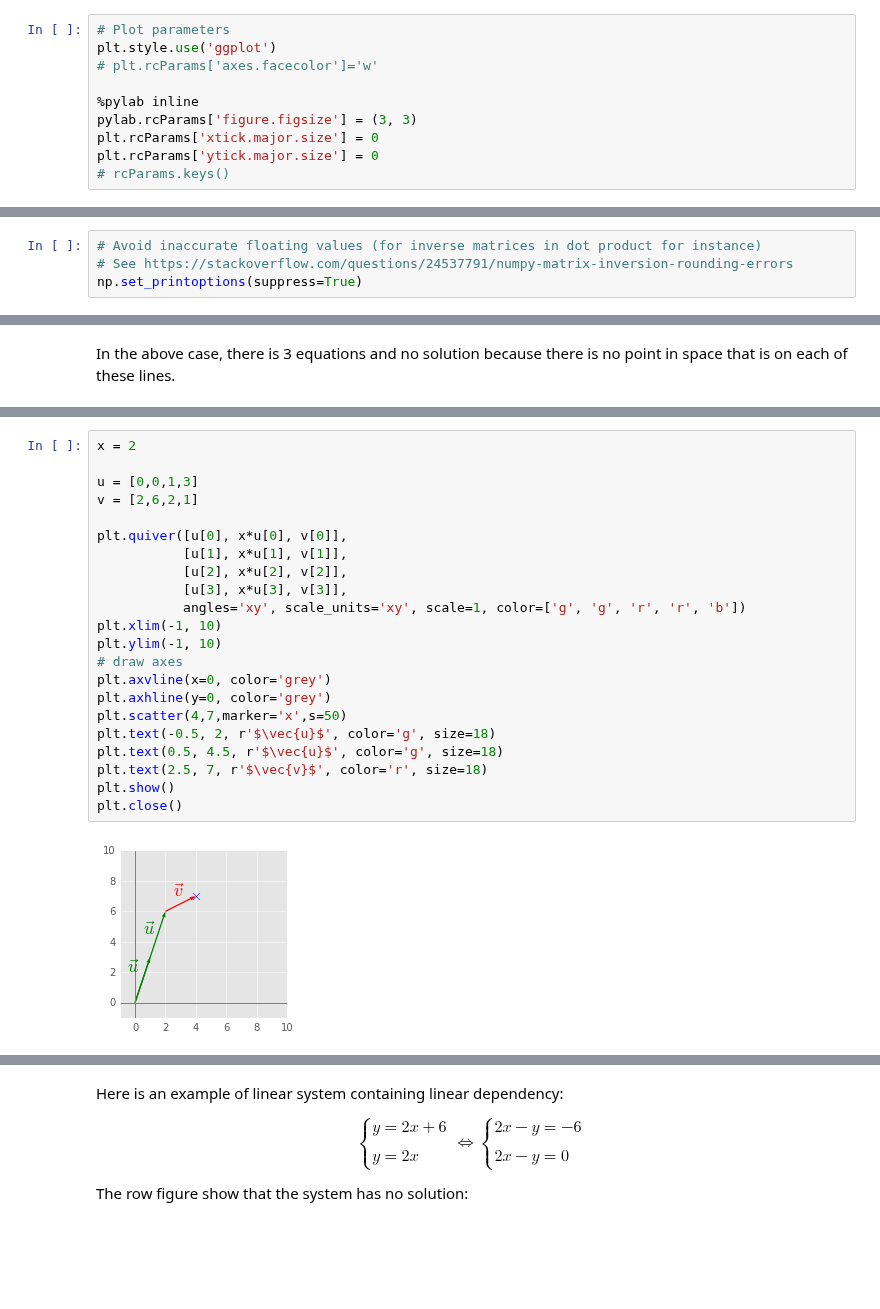
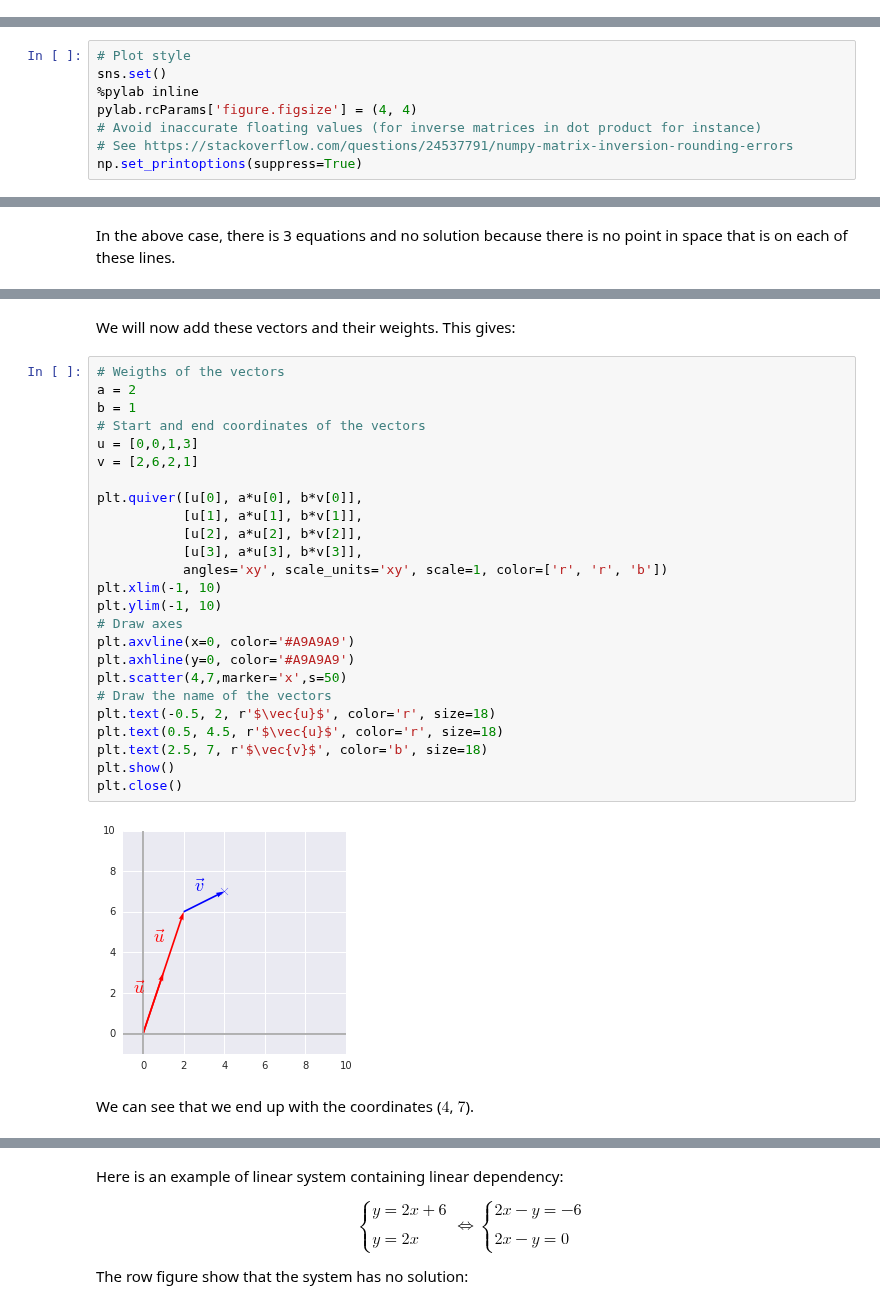
Before and after one commit to hadrienj/deepLearningBook-Notes, a Jupyter notebook: 2.4 Linear Dependence and Span/2.4 Linear Dependence and Span.ipynb, the cells around one changed output, grey strips where cells are left out. Saved outputs shown, nothing was run; the diff lists cells and outputs as text; blank space fills up the shorter version.

```diff
--- a/2.4 Linear Dependence and Span/2.4 Linear Dependence and Span.ipynb
+++ b/2.4 Linear Dependence and Span/2.4 Linear Dependence and Span.ipynb
@@ -16,10 +4,0 @@ The autoreload extension is already loaded. To reload it, use:
-# %%
-# Plot parameters
-plt.style.use('ggplot')
-# plt.rcParams['axes.facecolor']='w'
-
-%pylab inline
-pylab.rcParams['figure.figsize'] = (3, 3)
-plt.rcParams['xtick.major.size'] = 0
-plt.rcParams['ytick.major.size'] = 0
-# rcParams.keys()
@@ -28,4 +5,8 @@ Populating the interactive namespace from numpy and matplotlib
 # %%
+# Plot style
+sns.set()
+%pylab inline
+pylab.rcParams['figure.figsize'] = (4, 4)
 # Avoid inaccurate floating values (for inverse matrices in dot product for instance)
 # See https://stackoverflow.com/questions/24537791/numpy-matrix-inversion-rounding-errors
 np.set_printoptions(suppress=True)
@@ -409,25 +438,32 @@ plt.ylim(0, 5)
+# %% [markdown]
+We will now add these vectors and their weights. This gives:
 # %%
-x = 2
-
+# Weigths of the vectors
+a = 2
+b = 1
+# Start and end coordinates of the vectors
 u = [0,0,1,3]
 v = [2,6,2,1]
 
-plt.quiver([u[0], x*u[0], v[0]],
-           [u[1], x*u[1], v[1]],
-           [u[2], x*u[2], v[2]],
-           [u[3], x*u[3], v[3]],
-           angles='xy', scale_units='xy', scale=1, color=['g', 'g', 'r', 'r', 'b'])
+plt.quiver([u[0], a*u[0], b*v[0]],
+           [u[1], a*u[1], b*v[1]],
+           [u[2], a*u[2], b*v[2]],
+           [u[3], a*u[3], b*v[3]],
+           angles='xy', scale_units='xy', scale=1, color=['r', 'r', 'b'])
 plt.xlim(-1, 10)
 plt.ylim(-1, 10)
-# draw axes
-plt.axvline(x=0, color='grey')
-plt.axhline(y=0, color='grey')
+# Draw axes
+plt.axvline(x=0, color='#A9A9A9')
+plt.axhline(y=0, color='#A9A9A9')
 plt.scatter(4,7,marker='x',s=50)
-plt.text(-0.5, 2, r'$\vec{u}$', color='g', size=18)
-plt.text(0.5, 4.5, r'$\vec{u}$', color='g', size=18)
-plt.text(2.5, 7, r'$\vec{v}$', color='r', size=18)
+# Draw the name of the vectors
+plt.text(-0.5, 2, r'$\vec{u}$', color='r', size=18)
+plt.text(0.5, 4.5, r'$\vec{u}$', color='r', size=18)
+plt.text(2.5, 7, r'$\vec{v}$', color='b', size=18)
 plt.show()
 plt.close()
 # %% [output]
-[figure, old version]
+[figure, new version]
+# %% [markdown]
+We can see that we end up with the coordinates ($4$, $7$).
 # %% [markdown]
```
Also changed, not shown: parts of 48 cells of this notebook, 19 other files.
